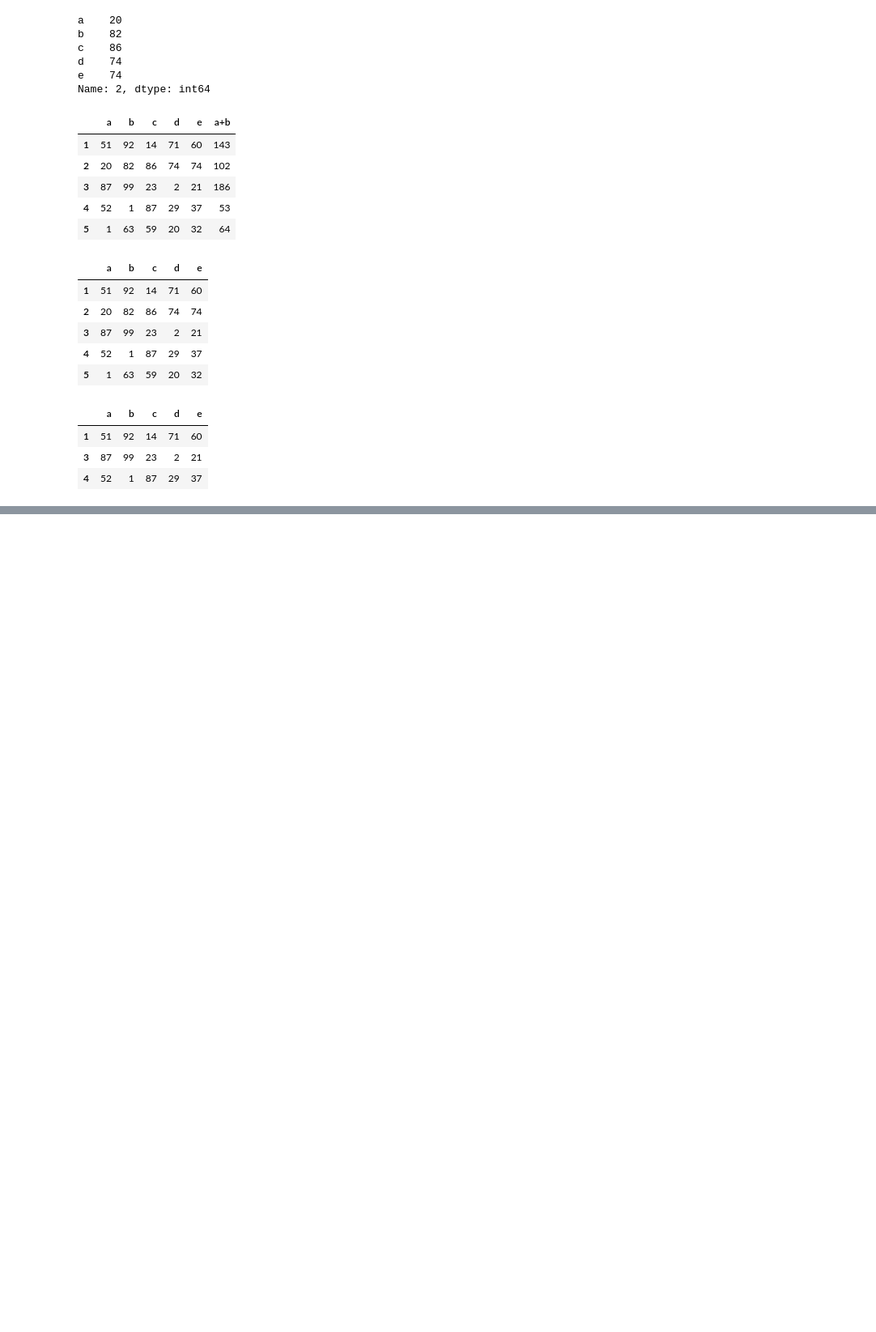
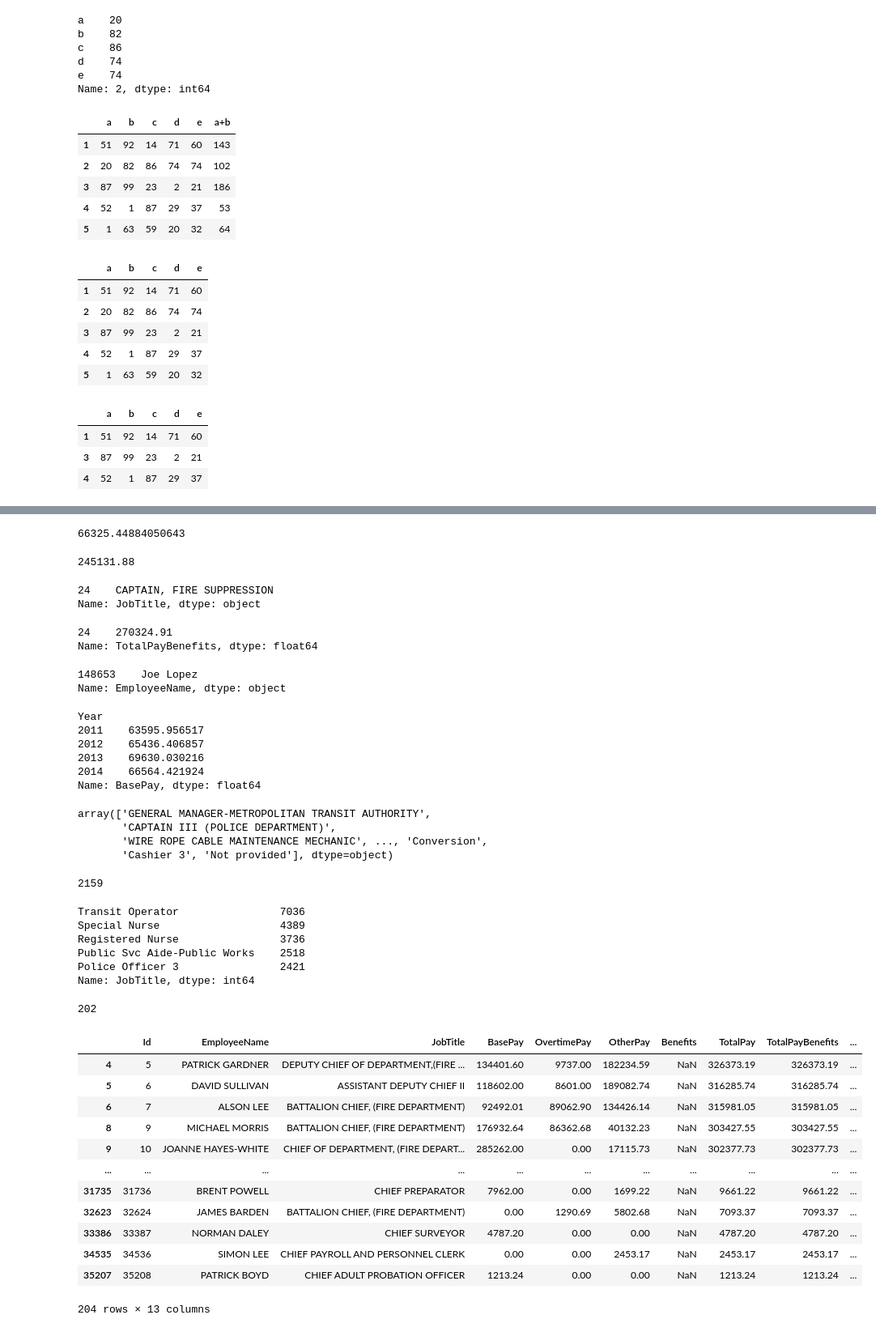
Before and after one commit to PremChandran15/ga_tcs, a Jupyter notebook: Python Class 2.ipynb, the cells around one changed output, grey strips where cells are left out. Shown: that part at 81% size. Cells and saved outputs as stored; diff of their text form; code cells hidden in the pictures; blank space fills up the shorter version.

Commit message:
ADDED SALARIES.CSV

```diff
--- a/Python Class 2.ipynb
+++ b/Python Class 2.ipynb
@@ -615,3 +615,5 @@ df[df['a'] > 50]
 #How many Job Titles were represented by only one person in 2013? (e.g. Job Titles with only one occurence in 2013?)
 #How many people have the word Chief in their job title?
 #Is there a correlation between length of the Job Title string and Salary?
+df = pd.read_csv('Salaries.csv')
+df.head()
@@ -617,0 +671,78 @@ df[df['a'] > 50]
+# %%
+#average base pay
+df['BasePay'].mean()
+# %% [output]
+66325.44884050643
+# %%
+#highest amount of overtime pay
+df['OvertimePay'].max()
+# %% [output]
+245131.88
+# %%
+#Job title of Joseph Driscoll
+df[df['EmployeeName'] == 'JOSEPH DRISCOLL']['JobTitle']
+# %% [output]
+24    CAPTAIN, FIRE SUPPRESSION
+Name: JobTitle, dtype: object
+# %%
+#total pay of JOSEPH
+df[df['EmployeeName'] == 'JOSEPH DRISCOLL']['TotalPayBenefits']
+# %% [output]
+24    270324.91
+Name: TotalPayBenefits, dtype: float64
+# %%
+df[df['TotalPayBenefits'] == df['TotalPayBenefits'].min()]['EmployeeName']
+# %% [output]
+148653    Joe Lopez
+Name: EmployeeName, dtype: object
+# %%
+df.groupby('Year')['BasePay'].mean()
+# %% [output]
+Year
+2011    63595.956517
+2012    65436.406857
+2013    69630.030216
+2014    66564.421924
+Name: BasePay, dtype: float64
+# %%
+# unique job titles
+df['JobTitle'].unique()
+# %% [output]
+array(['GENERAL MANAGER-METROPOLITAN TRANSIT AUTHORITY',
+       'CAPTAIN III (POLICE DEPARTMENT)',
+       'WIRE ROPE CABLE MAINTENANCE MECHANIC', ..., 'Conversion',
+       'Cashier 3', 'Not provided'], dtype=object)
+# %%
+df['JobTitle'].nunique()
+# %% [output]
+2159
+# %%
+#Top 5 most common jobs
+df['JobTitle'].value_counts().head(5)
+# %% [output]
+Transit Operator                7036
+Special Nurse                   4389
+Registered Nurse                3736
+Public Svc Aide-Public Works    2518
+Police Officer 3                2421
+Name: JobTitle, dtype: int64
+# %%
+sum(df[df['Year'] == 2013]['JobTitle'].value_counts()==1)
+# %% [output]
+202
+# %%
+df[df['JobTitle'].str.contains('CHIEF')]
+# %% [output]
+|  | Id | EmployeeName | JobTitle | BasePay | OvertimePay | OtherPay | Benefits | TotalPay | TotalPayBenefits | ... |
+| 4 | 5 | PATRICK GARDNER | DEPUTY CHIEF OF DEPARTMENT,(FIRE ... | 134401.60 | 9737.00 | 182234.59 | NaN | 326373.19 | 326373.19 | ... |
+| 5 | 6 | DAVID SULLIVAN | ASSISTANT DEPUTY CHIEF II | 118602.00 | 8601.00 | 189082.74 | NaN | 316285.74 | 316285.74 | ... |
+| 6 | 7 | ALSON LEE | BATTALION CHIEF, (FIRE DEPARTMENT) | 92492.01 | 89062.90 | 134426.14 | NaN | 315981.05 | 315981.05 | ... |
+| 8 | 9 | MICHAEL MORRIS | BATTALION CHIEF, (FIRE DEPARTMENT) | 176932.64 | 86362.68 | 40132.23 | NaN | 303427.55 | 303427.55 | ... |
+| 9 | 10 | JOANNE HAYES-WHITE | CHIEF OF DEPARTMENT, (FIRE DEPART... | 285262.00 | 0.00 | 17115.73 | NaN | 302377.73 | 302377.73 | ... |
+| ... | ... | ... | ... | ... | ... | ... | ... | ... | ... | ... |
+| 31735 | 31736 | BRENT POWELL | CHIEF PREPARATOR | 7962.00 | 0.00 | 1699.22 | NaN | 9661.22 | 9661.22 | ... |
+| 32623 | 32624 | JAMES BARDEN | BATTALION CHIEF, (FIRE DEPARTMENT) | 0.00 | 1290.69 | 5802.68 | NaN | 7093.37 | 7093.37 | ... |
+| 33386 | 33387 | NORMAN DALEY | CHIEF SURVEYOR | 4787.20 | 0.00 | 0.00 | NaN | 4787.20 | 4787.20 | ... |
+| 34535 | 34536 | SIMON LEE | CHIEF PAYROLL AND PERSONNEL CLERK | 0.00 | 0.00 | 2453.17 | NaN | 2453.17 | 2453.17 | ... |
+| 35207 | 35208 | PATRICK BOYD | CHIEF ADULT PROBATION OFFICER | 1213.24 | 0.00 | 0.00 | NaN | 1213.24 | 1213.24 | ... |
+204 rows × 13 columns
```
Also changed, not shown: parts of 8 cells of this notebook, 1 other file.
